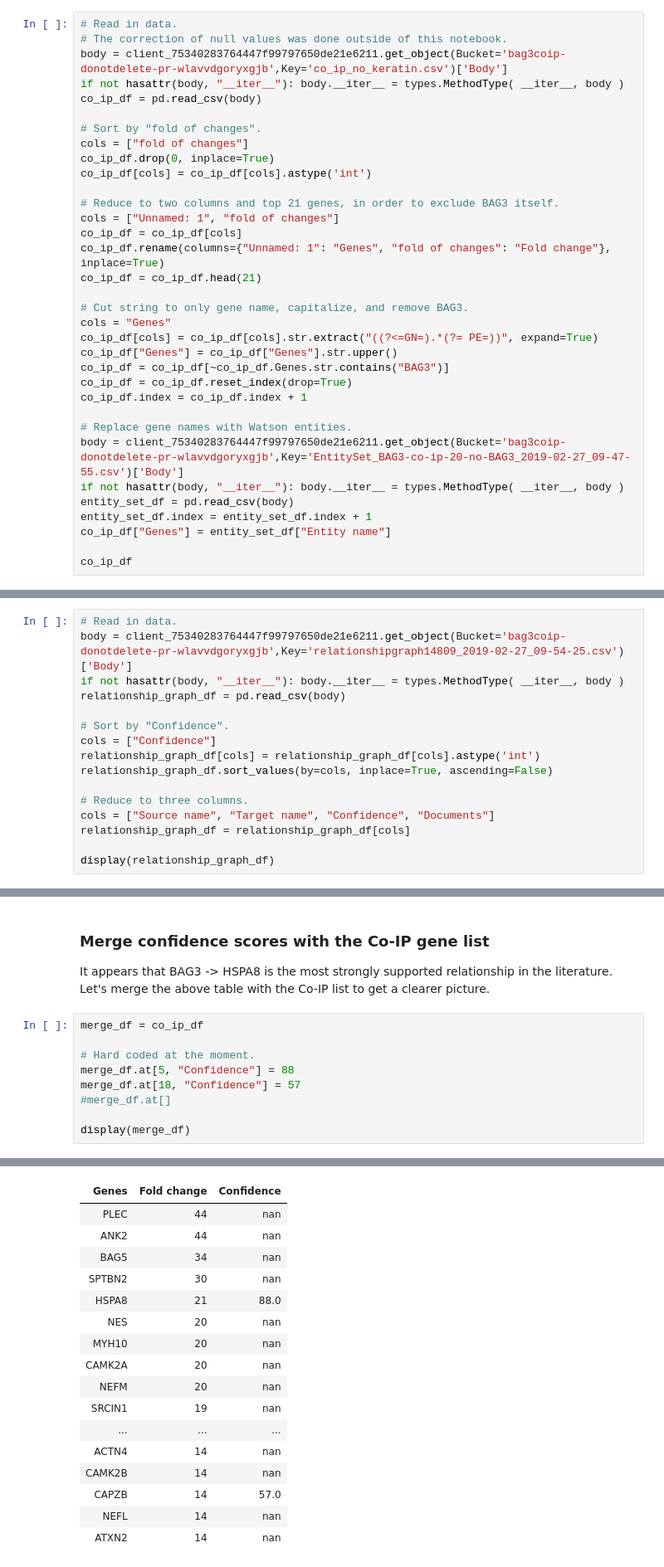
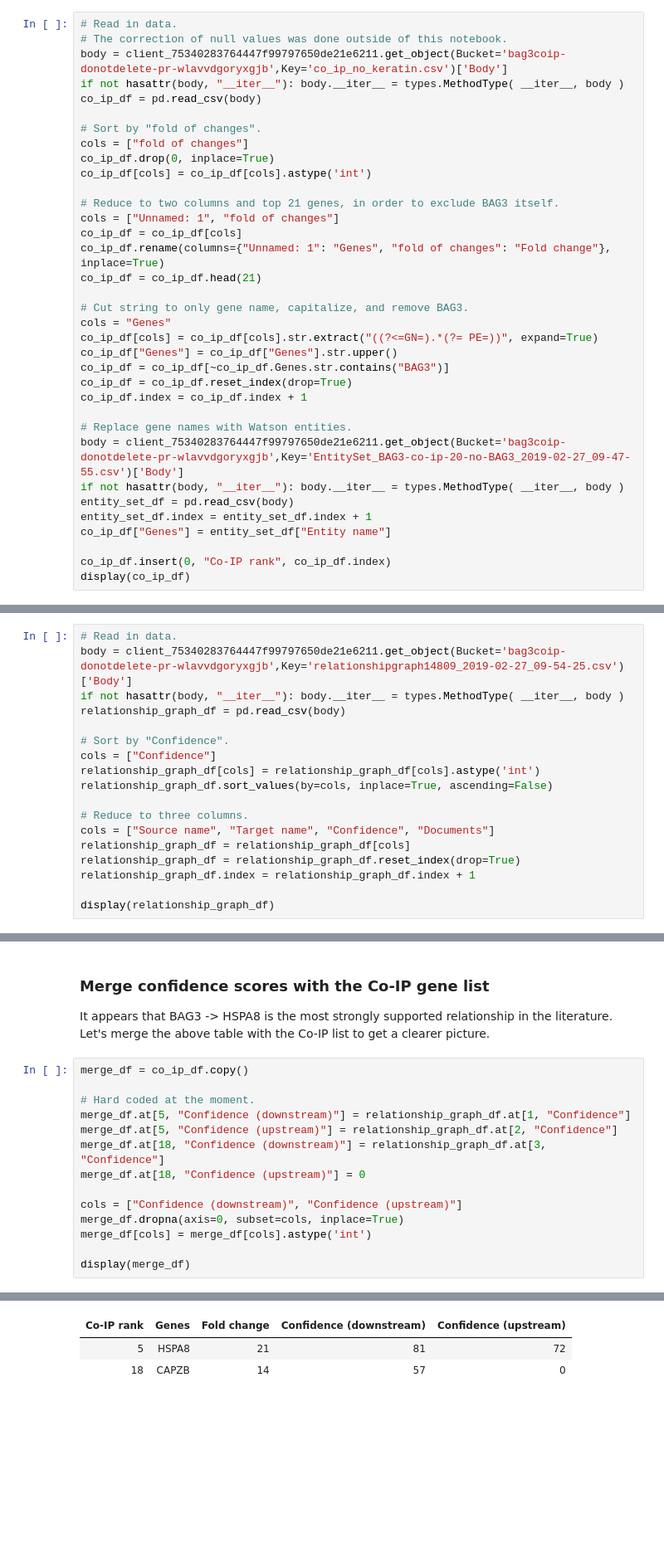
Before and after one commit to eturkes/bag3-co-ip, a Jupyter notebook: BAG3-co-ip/BAG3-co-ip.ipynb, the cells around one changed output, grey strips where cells are left out. Shown at 83% size. Cells and saved outputs as stored; diff of their text form; blank space fills up the shorter version.

```diff
--- a/BAG3-co-ip/BAG3-co-ip.ipynb
+++ b/BAG3-co-ip/BAG3-co-ip.ipynb
@@ -98,5 +98,6 @@ entity_set_df = pd.read_csv(body)
 entity_set_df.index = entity_set_df.index + 1
 co_ip_df["Genes"] = entity_set_df["Entity name"]
 
-co_ip_df
+co_ip_df.insert(0, "Co-IP rank", co_ip_df.index)
+display(co_ip_df)
 # %% [output]
@@ -153,6 +159,8 @@ relationship_graph_df.sort_values(by=cols, inplace=True, ascending=False)
 # Reduce to three columns.
 cols = ["Source name", "Target name", "Confidence", "Documents"]
 relationship_graph_df = relationship_graph_df[cols]
+relationship_graph_df = relationship_graph_df.reset_index(drop=True)
+relationship_graph_df.index = relationship_graph_df.index + 1
 
 display(relationship_graph_df)
 # %% [output]
@@ -171,12 +179,17 @@ Documents
 
 It appears that BAG3 -> HSPA8 is the most strongly supported relationship in the literature. Let's merge the above table with the Co-IP list to get a clearer picture.
 # %%
-merge_df = co_ip_df
+merge_df = co_ip_df.copy()
 
 # Hard coded at the moment.
-merge_df.at[5, "Confidence"] = 88
-merge_df.at[18, "Confidence"] = 57
-#merge_df.at[]
+merge_df.at[5, "Confidence (downstream)"] = relationship_graph_df.at[1, "Confidence"]
+merge_df.at[5, "Confidence (upstream)"] = relationship_graph_df.at[2, "Confidence"]
+merge_df.at[18, "Confidence (downstream)"] = relationship_graph_df.at[3, "Confidence"]
+merge_df.at[18, "Confidence (upstream)"] = 0
+
+cols = ["Confidence (downstream)", "Confidence (upstream)"]
+merge_df.dropna(axis=0, subset=cols, inplace=True)
+merge_df[cols] = merge_df[cols].astype('int')
 
 display(merge_df)
 # %% [output]
@@ -188,19 +203,5 @@ Confidence
-| Genes | Fold change | Confidence |
-| PLEC | 44 | nan |
-| ANK2 | 44 | nan |
-| BAG5 | 34 | nan |
-| SPTBN2 | 30 | nan |
-| HSPA8 | 21 | 88.0 |
-| NES | 20 | nan |
-| MYH10 | 20 | nan |
-| CAMK2A | 20 | nan |
-| NEFM | 20 | nan |
-| SRCIN1 | 19 | nan |
-| ... | ... | ... |
-| ACTN4 | 14 | nan |
-| CAMK2B | 14 | nan |
-| CAPZB | 14 | 57.0 |
-| NEFL | 14 | nan |
-| ATXN2 | 14 | nan |
+| Co-IP rank | Genes | Fold change | Confidence (downstream) | Confidence (upstream) |
+| 5 | HSPA8 | 21 | 81 | 72 |
+| 18 | CAPZB | 14 | 57 | 0 |
 # %% [markdown]
 ## Work in progress - more coming soon
```
Also changed, not shown: parts of 2 cells of this notebook.
